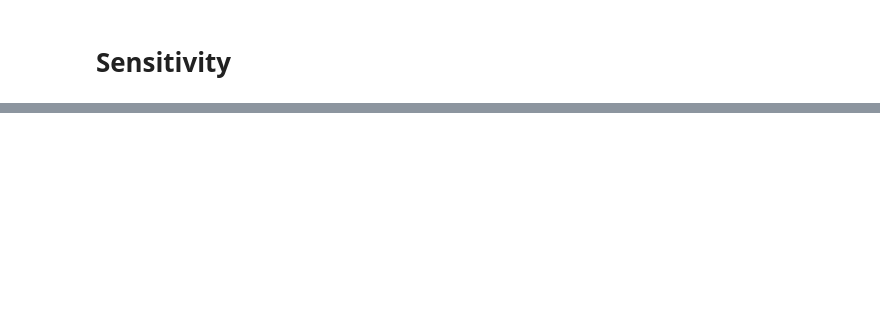
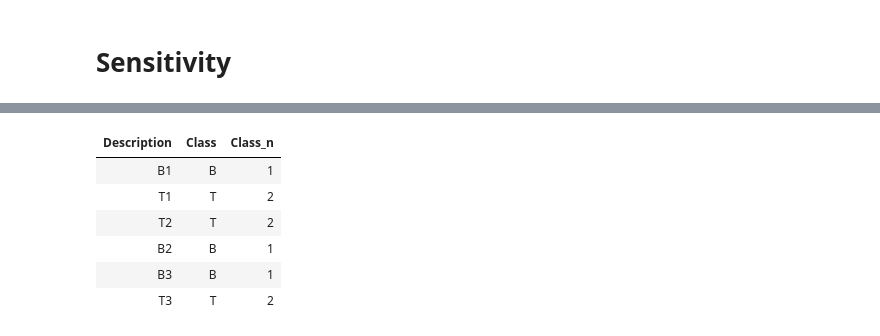
Before and after one commit to neobernad/evaluomeR, a Jupyter notebook: notebooks/use_cases/golub.ipynb, the cells around one changed output, grey strips where cells are left out. Cells and saved outputs as stored; diff of their text form; code cells hidden in the pictures; blank space fills up the shorter version.

```diff
--- a/notebooks/use_cases/golub.ipynb
+++ b/notebooks/use_cases/golub.ipynb
@@ -249,7 +332,18 @@ head(top_golub)[, c("Description", "Class")]
 # %%
-# Define levels and their corresponding numbers
-# Order is important
-# kmeans k = 4
-#level_mapping <- c("M" = 1, "T" = 2, "MM" = 3, "B" = 4)
-# clara k = 3
 level_mapping <- c("B" = 1, "T" = 2, "M" = 3)
+map_strings_to_numbers <- function(strings) {
+  factorized <- factor(strings, levels = names(level_mapping))
+  as.numeric(factorized)
+}
+# Map categories with cluster number
+top_golub["Class_n"] = lapply(top_golub["Class"], map_strings_to_numbers)
+# Table of prediction vs actual classification
+head(top_golub[, c("Description", "Class", "Class_n")])
+# %% [output]
+| Description | Class | Class_n |
+| B1 | B | 1 |
+| T1 | T | 2 |
+| T2 | T | 2 |
+| B2 | B | 1 |
+| B3 | B | 1 |
+| T3 | T | 2 |
```
Also changed, not shown: parts of 42 cells of this notebook, 2 other files.
